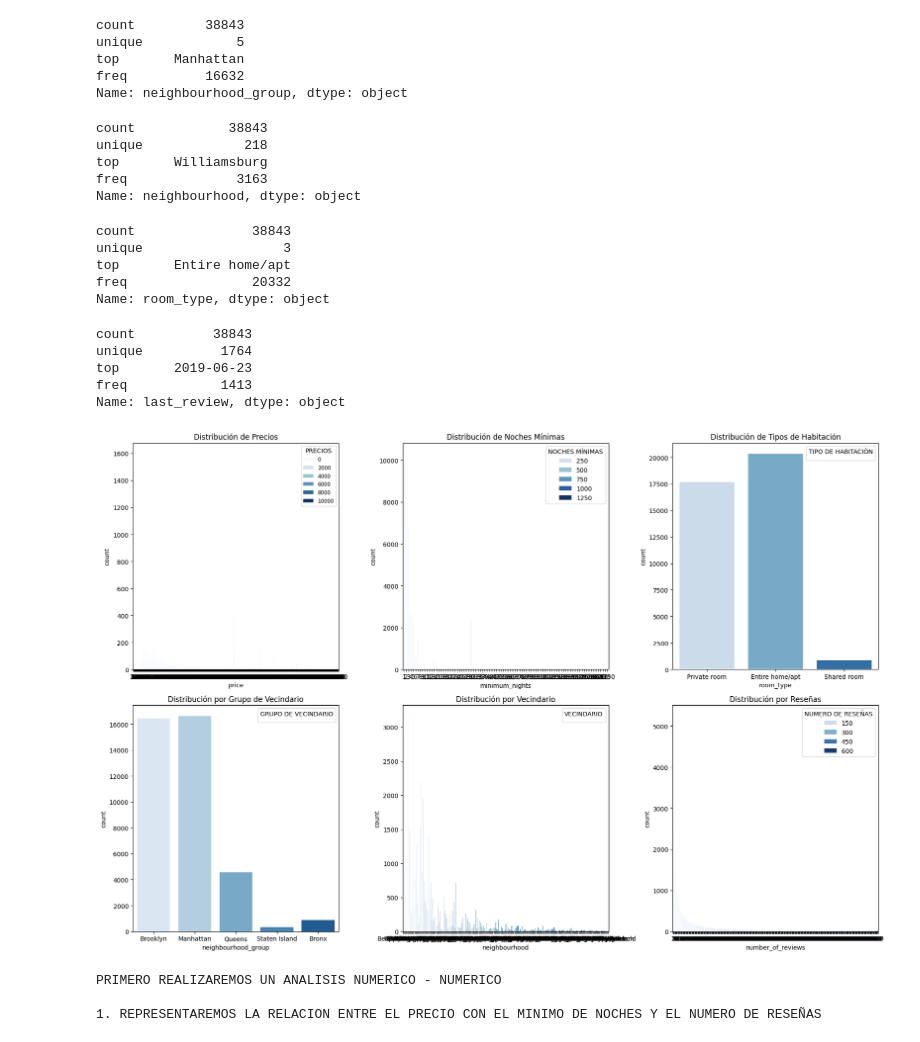
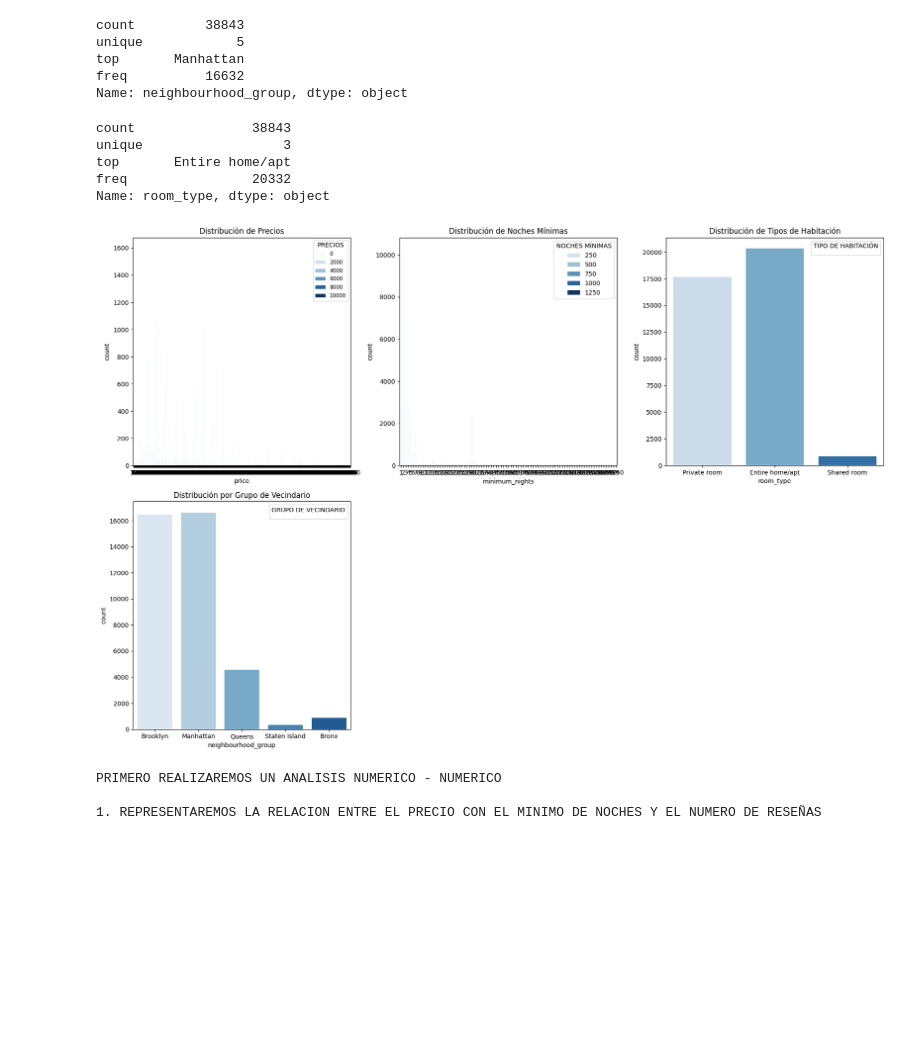
Before and after one commit to Jorge3127/machine-learning-python-template-Jorge3127, a Jupyter notebook: src/explore.ipynb, the cells around one changed output. Drawn from its saved outputs; the diff is of its cells as text; code cells hidden in the pictures; blank space fills up the shorter version.

```diff
--- a/src/explore.ipynb
+++ b/src/explore.ipynb
@@ -80,4 +62,4 @@ df
 # %%
-df= df.drop(columns=["id", "name", "host_id", "host_name", "latitude", "longitude"])
+df= df.drop(columns=["id", "name", "host_id", "host_name", "latitude", "longitude","last_review", "neighbourhood","availability_365"])
 df.head(3)
 # %% [output]
@@ -92,4 +77,4 @@ df.shape
 # %%
-df = df.dropna(subset=['last_review', 'reviews_per_month'])
-df
+df = df.dropna(subset=['reviews_per_month'])
+df.head(3)
 # %% [output]
@@ -147,14 +120,6 @@ unique            5
 top       Manhattan
 freq          16632
 Name: neighbourhood_group, dtype: object
-# %%
-df['neighbourhood'].describe()
-# %% [output]
-count            38843
-unique             218
-top       Williamsburg
-freq              3163
-Name: neighbourhood, dtype: object
 # %%
 df['room_type'].describe()
 # %% [output]
@@ -163,50 +128,40 @@ unique                  3
 top       Entire home/apt
 freq                20332
 Name: room_type, dtype: object
-# %%
-df['last_review'].describe()
-# %% [output]
-count          38843
-unique          1764
-top       2019-06-23
-freq            1413
-Name: last_review, dtype: object
 # %%
 import matplotlib.pyplot as plt
 import seaborn as sns
 
 fig, axis = plt.subplots(2, 3, figsize=(18, 12))
 
 # Primer fila de gráficos
 sns.countplot(ax=axis[0, 0], data=df, x="price", palette='Blues', hue="price")
 axis[0, 0].legend(title="PRECIOS", loc= "upper right", fontsize= "small", title_fontsize="medium")
 axis[0, 0].set_title("Distribución de Precios")
 
 sns.countplot(ax=axis[0, 1], data=df, x="minimum_nights", palette='Blues', hue="minimum_nights")
 axis[0, 1].legend(title="NOCHES MÍNIMAS")
 axis[0, 1].set_title("Distribución de Noches Mínimas")
 
 sns.countplot(ax=axis[0, 2], data=df, x="room_type", palette='Blues', hue="room_type")
 axis[0, 2].legend(title="TIPO DE HABITACIÓN")
 axis[0, 2].set_title("Distribución de Tipos de Habitación")
 
 # Segunda fila de gráficos
 sns.countplot(ax=axis[1, 0], data=df, x="neighbourhood_group", palette='Blues', hue="neighbourhood_group")
 axis[1, 0].legend(title="GRUPO DE VECINDARIO")
 axis[1, 0].set_title("Distribución por Grupo de Vecindario")
 
-sns.countplot(ax=axis[1, 1], data=df, x="neighbourhood", palette='Blues', hue="neighbourhood")
-axis[1, 1].legend(title="VECINDARIO")
-axis[1, 1].set_title("Distribución por Vecindario")
-
 sns.countplot(ax= axis[1, 2], data=df, x="number_of_reviews", palette='Blues', hue="number_of_reviews")
 axis[1, 2].legend(title= "NUMERO DE RESEÑAS")
 axis[1, 2].set_title("Distribución por Reseñas")
 
 plt.tight_layout()
+fig.delaxes(axis[1, 1])
+fig.delaxes(axis[1, 2])
 plt.show()
 # %% [output]
-[figure, old version]
+[figure, new version]
 # %%
 fig, axis = plt.subplots(2, 2, figsize = (10, 6))
 
```
Also changed, not shown: parts of 49 cells of this notebook.
